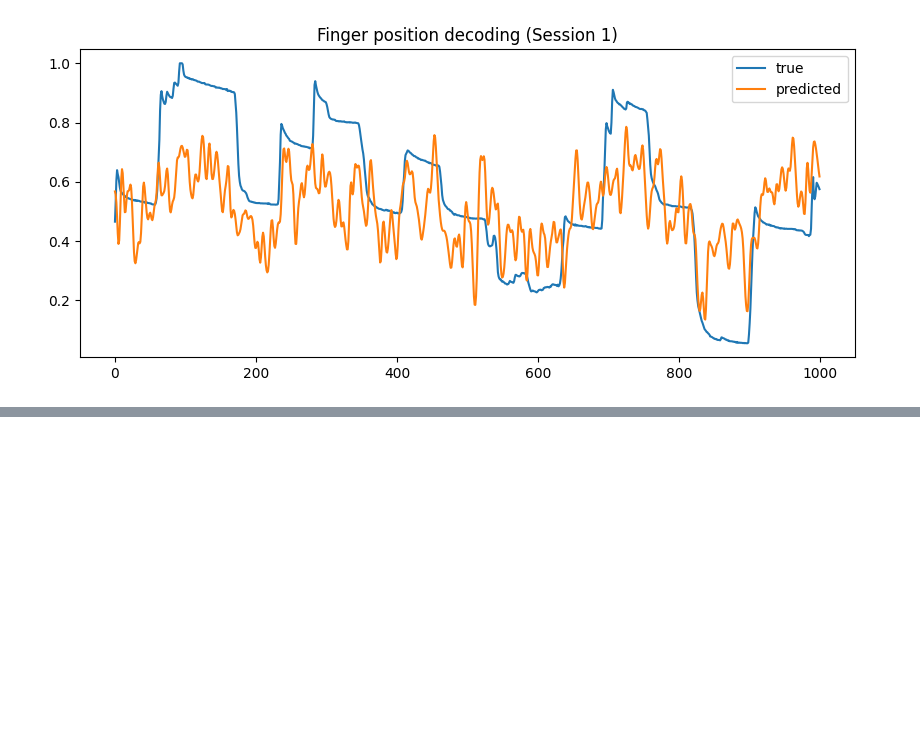
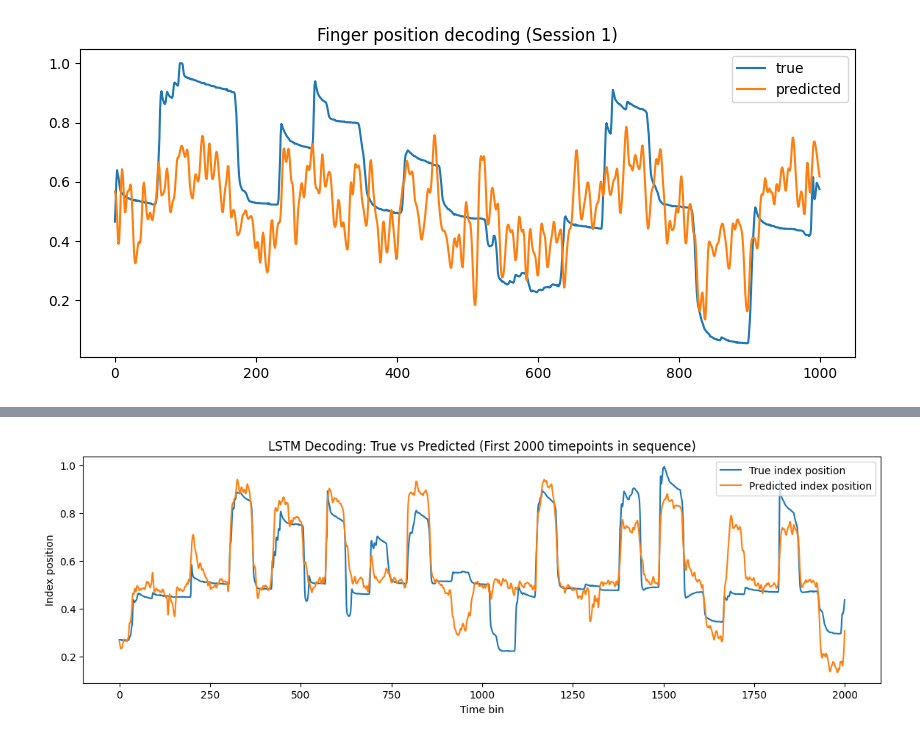
Before and after one commit to ncao27/LINK-analysis, a Jupyter notebook: notebooks/link_analysis.ipynb, the cells around one changed output, grey strips where cells are left out. Cells and saved outputs as stored; diff of their text form; code cells hidden in the pictures; blank space fills up the shorter version.

```diff
--- a/notebooks/link_analysis.ipynb
+++ b/notebooks/link_analysis.ipynb
@@ -339,0 +372,23 @@ print(torch.cuda.is_available())
+# %%
+'''
+With the trained LSTM model we get predictions
+'''
+def get_lstm_predictions(model, data_loader, device="cpu"):
+    model.eval()
+
+    preds = []
+    true = []
+
+    with torch.no_grad():
+        for X_batch, y_batch in data_loader:
+            X_batch = X_batch.to(device)
+
+            y_pred = model(X_batch).cpu().numpy()
+
+            preds.append(y_pred)
+            true.append(y_batch.numpy())
+
+    preds = np.concatenate(preds)
+    true = np.concatenate(true)
+
+    return preds, true
@@ -339,0 +405,11 @@ print(torch.cuda.is_available())
+# %%
+plt.figure(figsize=(14, 4))
+plt.plot(true[:2000], label="True index position")
+plt.plot(pred[:2000], label="Predicted index position")
+plt.xlabel("Time bin")
+plt.ylabel("Index position")
+plt.title("LSTM Decoding: True vs Predicted (First 2000 timepoints in sequence)")
+plt.legend()
+plt.show()
+# %% [output]
+[figure, added]
```
Also changed, not shown: parts of 7 cells of this notebook, 3 other files.
